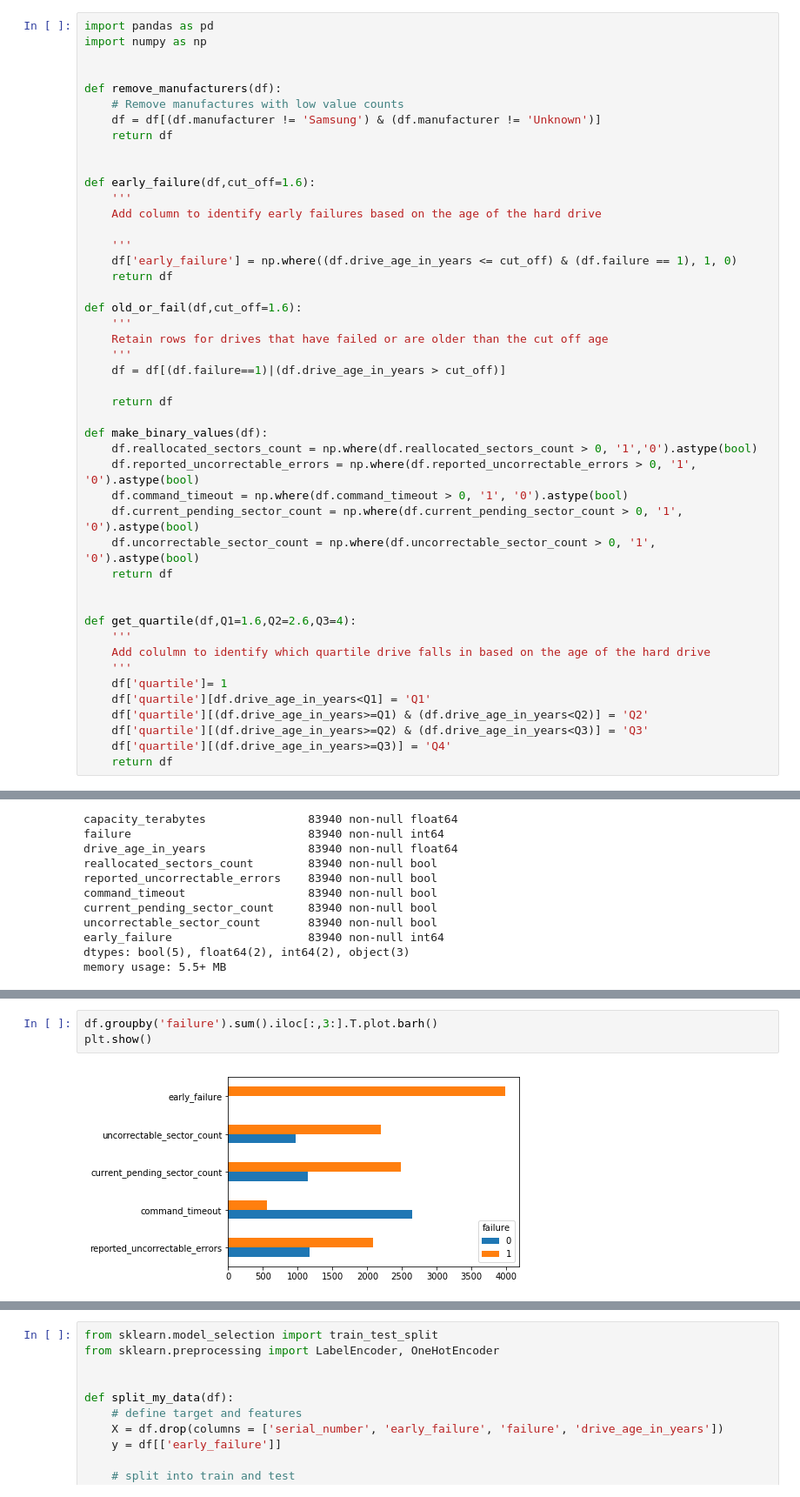
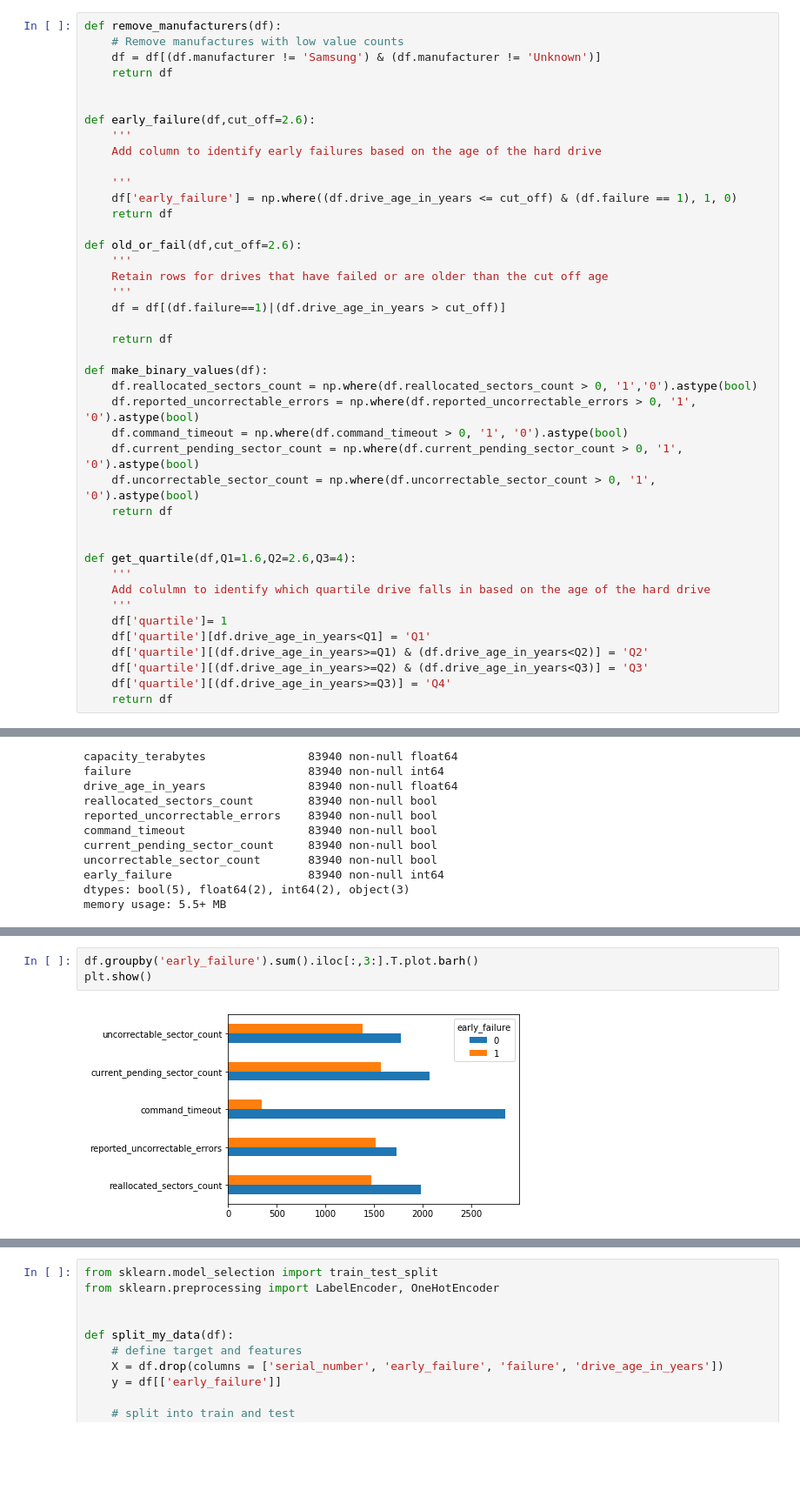
Before and after one commit to just-keep-spinning/hard-drive-project, a Jupyter notebook: misty_capstone_folder/mists-working.ipynb, the cells around one changed output, grey strips where cells are left out. Shown at 87% size. Drawn from its saved outputs; the diff is of its cells as text; blank space fills up the shorter version.

```diff
--- a/misty_capstone_folder/mists-working.ipynb
+++ b/misty_capstone_folder/mists-working.ipynb
@@ -130,17 +111,13 @@ memory usage: 14.8+ MB
 import seaborn as sns
 import matplotlib.pyplot as plt
 # %%
-import pandas as pd
-import numpy as np
-
-
 def remove_manufacturers(df):
     # Remove manufactures with low value counts
     df = df[(df.manufacturer != 'Samsung') & (df.manufacturer != 'Unknown')]
     return df
 
 
-def early_failure(df,cut_off=1.6):
+def early_failure(df,cut_off=2.6):
     '''
     Add column to identify early failures based on the age of the hard drive
 
@@ -148,7 +125,7 @@ def early_failure(df,cut_off=1.6):
     df['early_failure'] = np.where((df.drive_age_in_years <= cut_off) & (df.failure == 1), 1, 0)
     return df
 
-def old_or_fail(df,cut_off=1.6):
+def old_or_fail(df,cut_off=2.6):
     '''
     Retain rows for drives that have failed or are older than the cut off age
     '''
@@ -213,5 +190,5 @@ df.groupby('failure').sum().iloc[:,2:-1]
 # %%
-df.groupby('failure').sum().iloc[:,3:].T.plot.barh()
+df.groupby('early_failure').sum().iloc[:,3:].T.plot.barh()
 plt.show()
 # %% [output]
-[figure, old version]
+[figure, new version]
```
Also changed, not shown: parts of 16 cells of this notebook, 1 other file.
